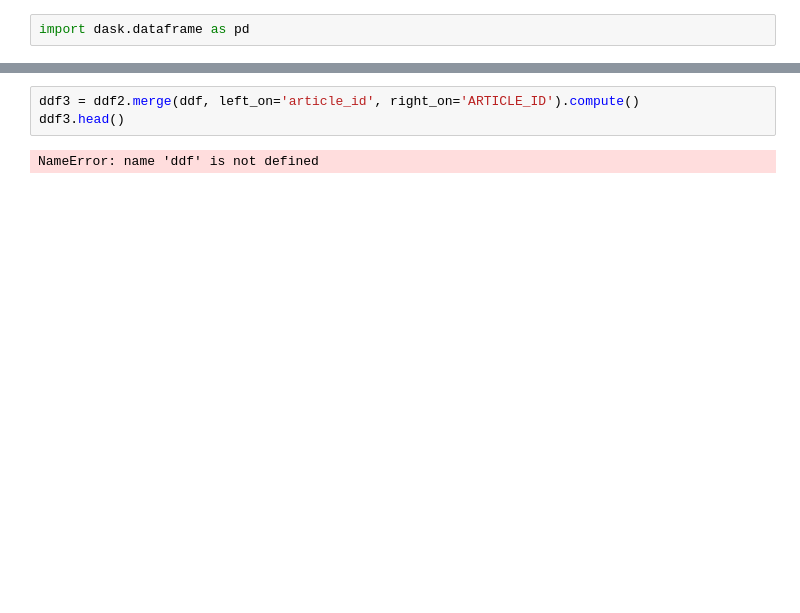
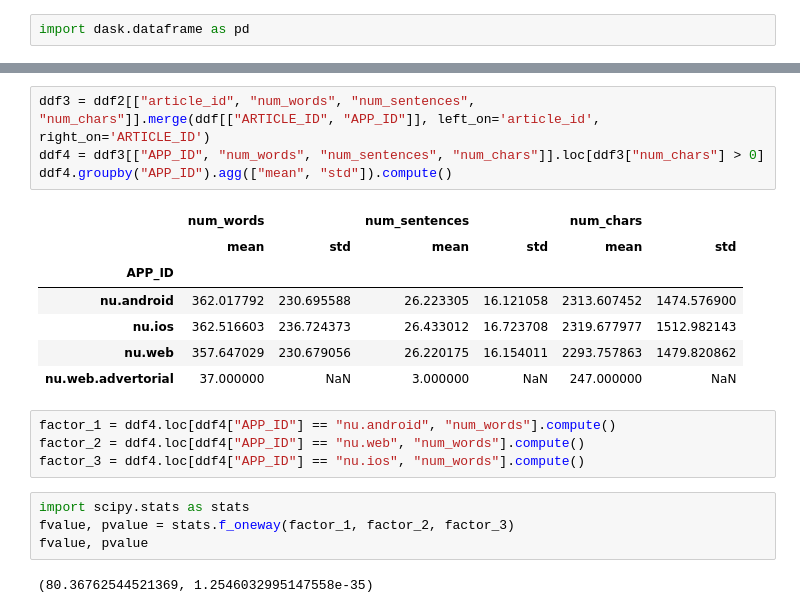
Before and after one commit to Olu93/work_beyond_clicks, a Jupyter notebook: example_jupyter_notebook.ipynb, the cells around one changed output, grey strips where cells are left out. Saved outputs shown, nothing was run; the diff lists cells and outputs as text; blank space fills up the shorter version.

```diff
--- a/example_jupyter_notebook.ipynb
+++ b/example_jupyter_notebook.ipynb
@@ -63,5 +88,22 @@ ddf2[["num_sentences"]].head()
 # %%
-ddf3 = ddf2.merge(ddf, left_on='article_id', right_on='ARTICLE_ID').compute()
-ddf3.head()
+ddf3 = ddf2[["article_id", "num_words", "num_sentences", "num_chars"]].merge(ddf[["ARTICLE_ID", "APP_ID"]], left_on='article_id', right_on='ARTICLE_ID')
+ddf4 = ddf3[["APP_ID", "num_words", "num_sentences", "num_chars"]].loc[ddf3["num_chars"] > 0]
+ddf4.groupby("APP_ID").agg(["mean", "std"]).compute()
 # %% [output]
-NameError: name 'ddf' is not defined
+|  | num_words |  | num_sentences |  | num_chars |  |
+|  | mean | std | mean | std | mean | std |
+| APP_ID |  |  |  |  |  |  |
+| nu.android | 362.017792 | 230.695588 | 26.223305 | 16.121058 | 2313.607452 | 1474.576900 |
+| nu.ios | 362.516603 | 236.724373 | 26.433012 | 16.723708 | 2319.677977 | 1512.982143 |
+| nu.web | 357.647029 | 230.679056 | 26.220175 | 16.154011 | 2293.757863 | 1479.820862 |
+| nu.web.advertorial | 37.000000 | NaN | 3.000000 | NaN | 247.000000 | NaN |
+# %%
+factor_1 = ddf4.loc[ddf4["APP_ID"] == "nu.android", "num_words"].compute()
+factor_2 = ddf4.loc[ddf4["APP_ID"] == "nu.web", "num_words"].compute()
+factor_3 = ddf4.loc[ddf4["APP_ID"] == "nu.ios", "num_words"].compute()
+# %%
+import scipy.stats as stats
+fvalue, pvalue = stats.f_oneway(factor_1, factor_2, factor_3)
+fvalue, pvalue
+# %% [output]
+(80.36762544521369, 1.2546032995147558e-35)
```
Also changed, not shown: parts of 20 cells of this notebook, 3 other files.
